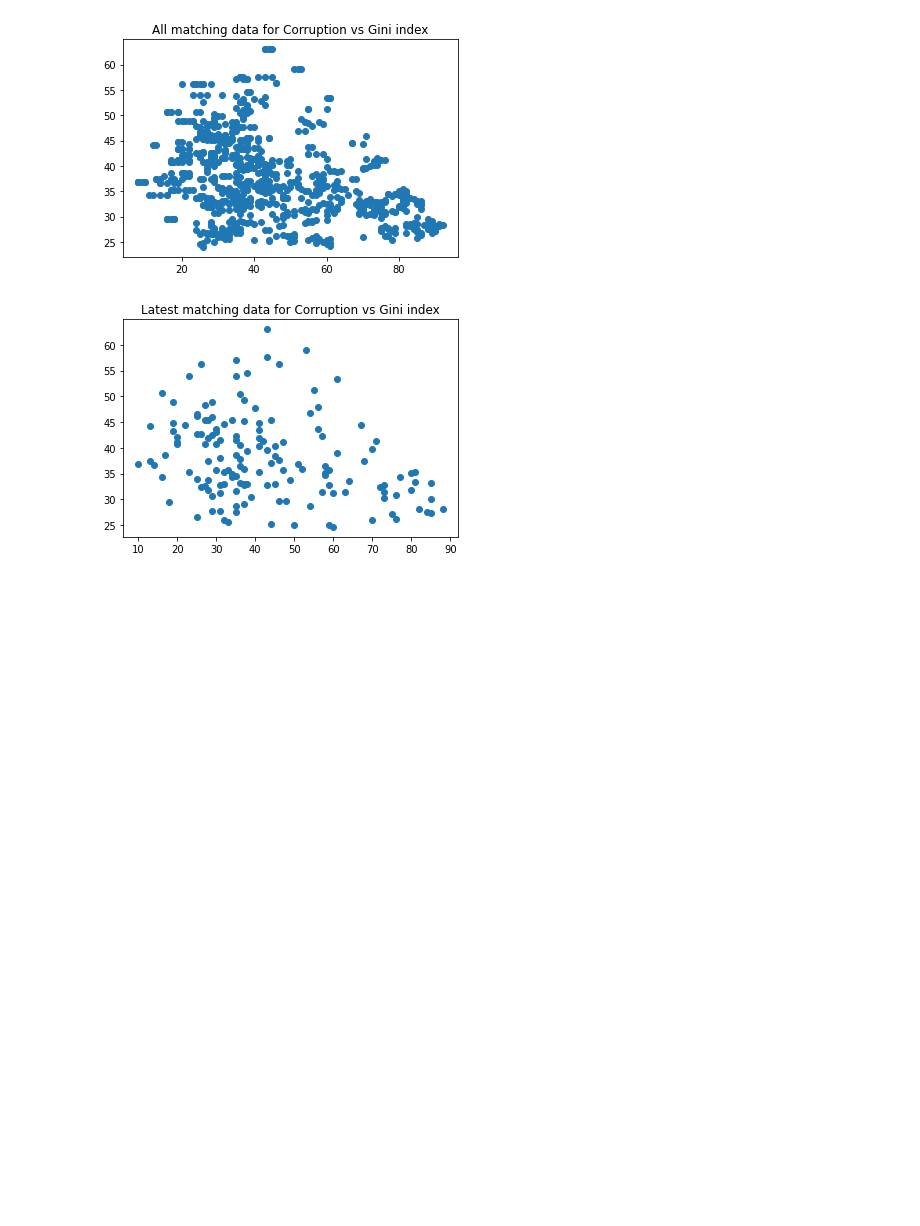
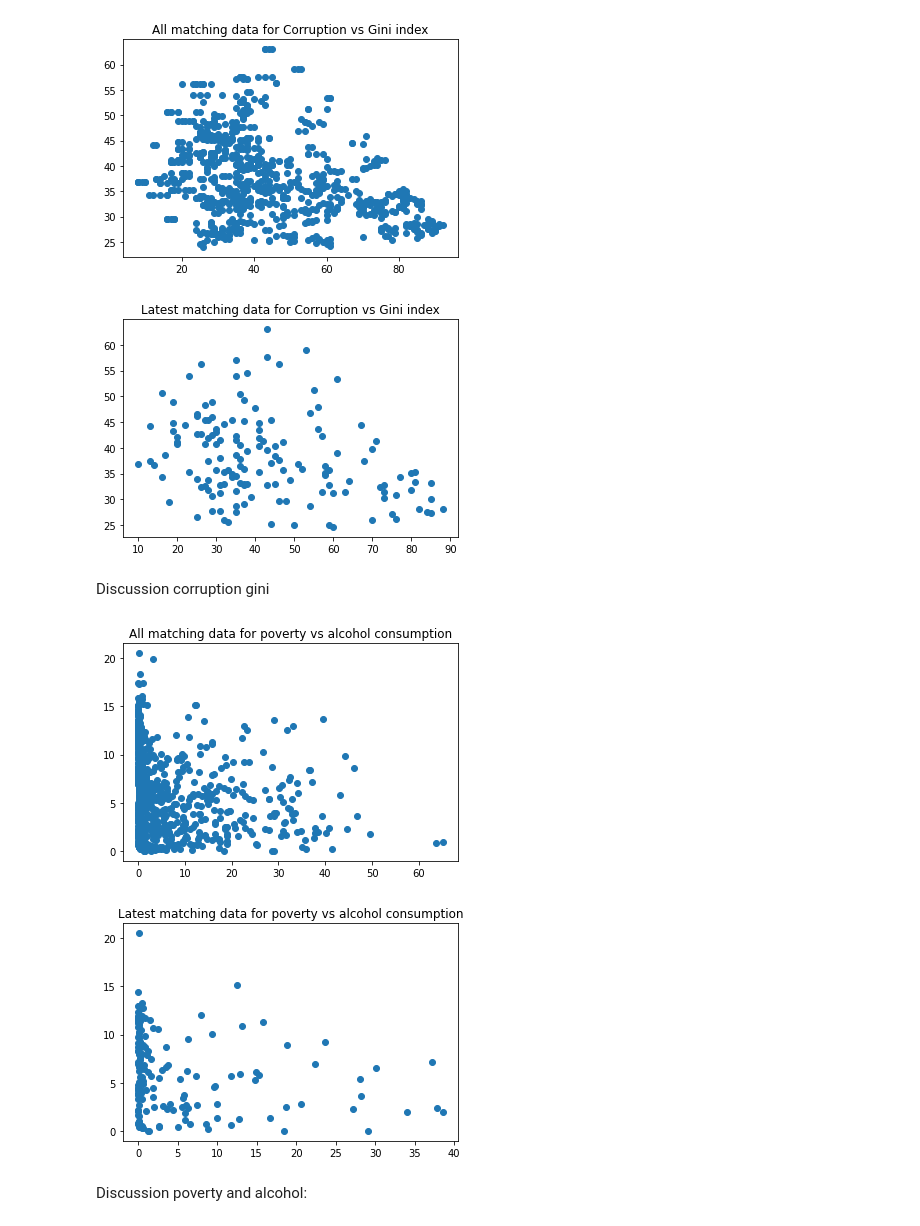
Before and after one commit to Balthazark/datascienceAI, a Jupyter notebook: Assignment1/worldOfData.ipynb, the cells around one changed output. Drawn from its saved outputs; the diff is of its cells as text; code cells hidden in the pictures; blank space fills up the shorter version.

```diff
--- a/Assignment1/worldOfData.ipynb
+++ b/Assignment1/worldOfData.ipynb
@@ -278,3 +324,5 @@ plotData('currGiniLatest.csv', 'Latest matching data for Corruption vs Gini inde
 # %% [output]
 [figure]
 [figure]
+# %% [markdown]
+Discussion corruption gini
@@ -280,0 +386,24 @@ plotData('currGiniLatest.csv', 'Latest matching data for Corruption vs Gini inde
+# %%
+import pandas as pd
+import matplotlib.pyplot as plt
+def plotData(inputFile,plotTitle):
+    cleanedData = pd.read_csv(inputFile)
+
+    povertyData = cleanedData['Poverty']
+    alcoholData = cleanedData['Alcohol consumption']
+
+    povertyData = list(map(float, povertyData))
+    alcoholData = list(map(float, alcoholData))
+
+    plt.scatter(povertyData, alcoholData)
+    plt.title(plotTitle)
+    plt.show()
+
+
+plotData('povVSAlcAll.csv', 'All matching data for poverty vs alcohol consumption')
+plotData('povVsAlcLatest.csv', 'Latest matching data for poverty vs alcohol consumption')
+# %% [output]
+[figure, added]
+[figure, added]
+# %% [markdown]
+Discussion poverty and alcohol:
```
Also changed, not shown: parts of 8 cells of this notebook.
